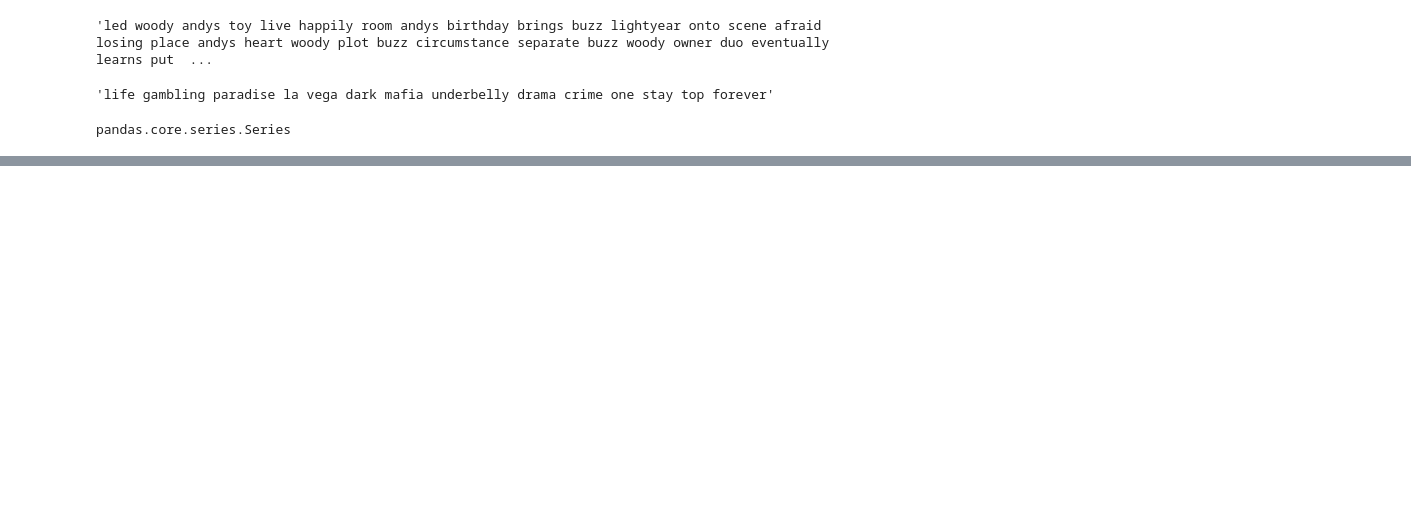
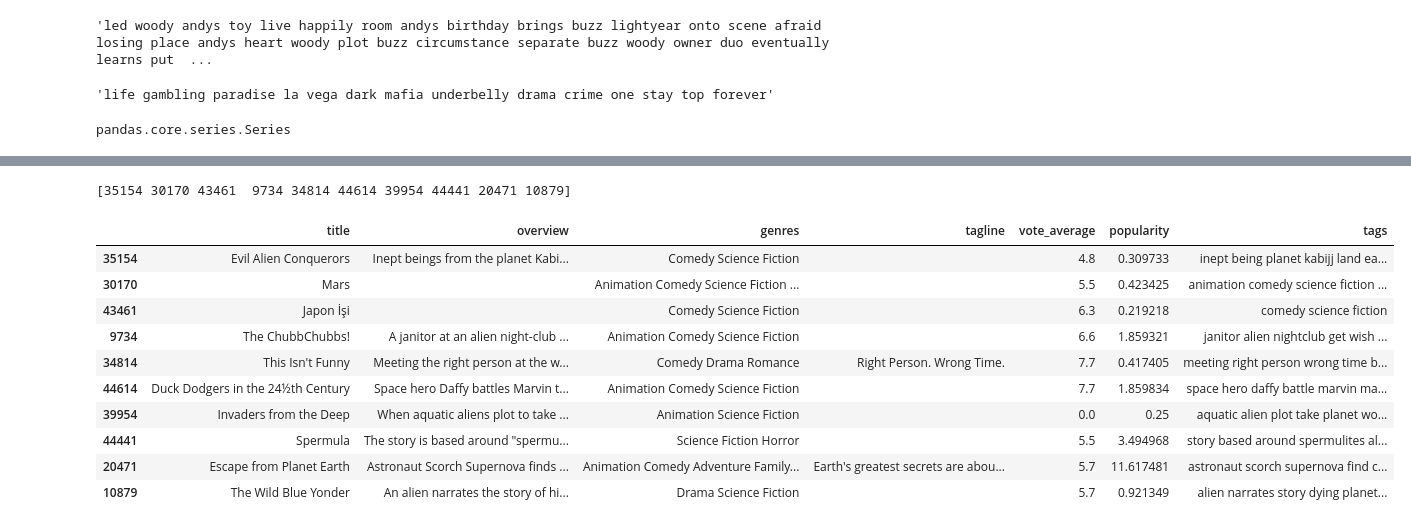
Before and after one commit to balajiraparti/Movie-Recommendation-System, a Jupyter notebook: recommendation.ipynb, the cells around one changed output, grey strips where cells are left out. Drawn from its saved outputs; the diff is of its cells as text; code cells hidden in the pictures; blank space fills up the shorter version.

```diff
--- a/recommendation.ipynb
+++ b/recommendation.ipynb
@@ -285,3 +284,18 @@ recommend("Interstellar")
+# %%
+recommend("Asteria")
+# %% [output]
+[35154 30170 43461  9734 34814 44614 39954 44441 20471 10879]
+|  | title | overview | genres | tagline | vote_average | popularity | tags |
+| 35154 | Evil Alien Conquerors | Inept beings from the planet Kabi... | Comedy Science Fiction |  | 4.8 | 0.309733 | inept being planet kabijj land ea... |
+| 30170 | Mars |  | Animation Comedy Science Fiction ... |  | 5.5 | 0.423425 | animation comedy science fiction ... |
+| 43461 | Japon İşi |  | Comedy Science Fiction |  | 6.3 | 0.219218 | comedy science fiction |
+| 9734 | The ChubbChubbs! | A janitor at an alien night-club ... | Animation Comedy Science Fiction |  | 6.6 | 1.859321 | janitor alien nightclub get wish ... |
+| 34814 | This Isn't Funny | Meeting the right person at the w... | Comedy Drama Romance | Right Person. Wrong Time. | 7.7 | 0.417405 | meeting right person wrong time b... |
+| 44614 | Duck Dodgers in the 24½th Century | Space hero Daffy battles Marvin t... | Animation Comedy Science Fiction |  | 7.7 | 1.859834 | space hero daffy battle marvin ma... |
+| 39954 | Invaders from the Deep | When aquatic aliens plot to take ... | Animation Science Fiction |  | 0.0 | 0.25 | aquatic alien plot take planet wo... |
+| 44441 | Spermula | The story is based around "spermu... | Science Fiction Horror |  | 5.5 | 3.494968 | story based around spermulites al... |
+| 20471 | Escape from Planet Earth | Astronaut Scorch Supernova finds ... | Animation Comedy Adventure Family... | Earth's greatest secrets are abou... | 5.7 | 11.617481 | astronaut scorch supernova find c... |
+| 10879 | The Wild Blue Yonder | An alien narrates the story of hi... | Drama Science Fiction |  | 5.7 | 0.921349 | alien narrates story dying planet... |
 # %%
 import pickle
 # %%
```
Also changed, not shown: parts of 2 cells of this notebook, 8 other files.
